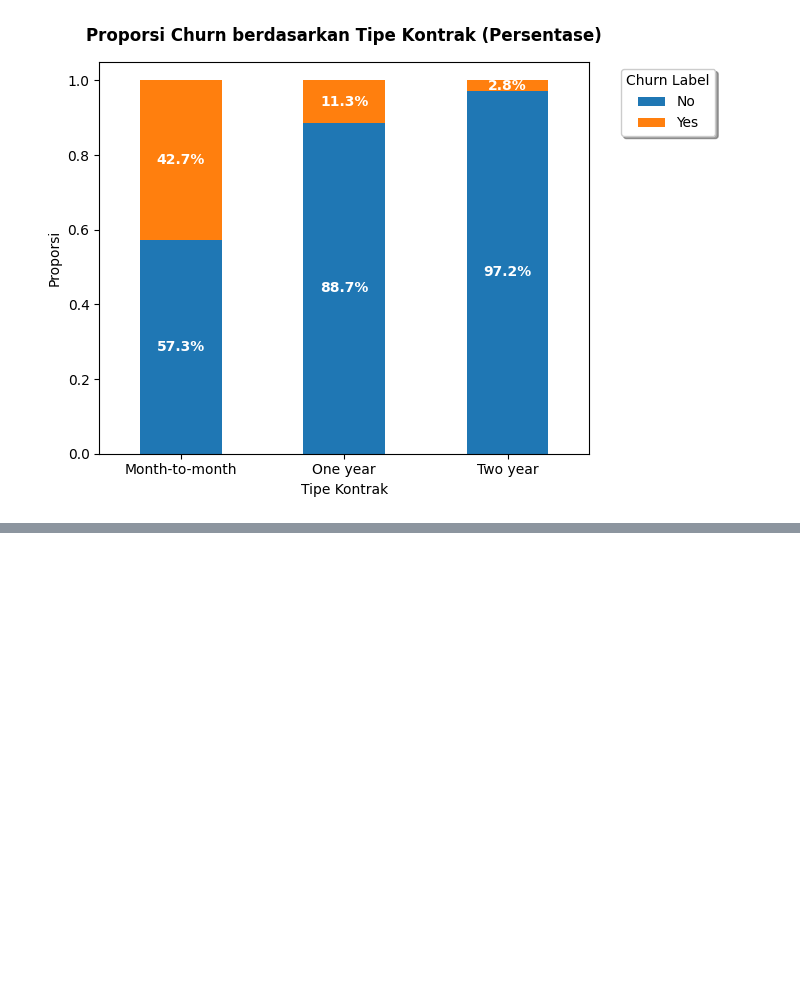
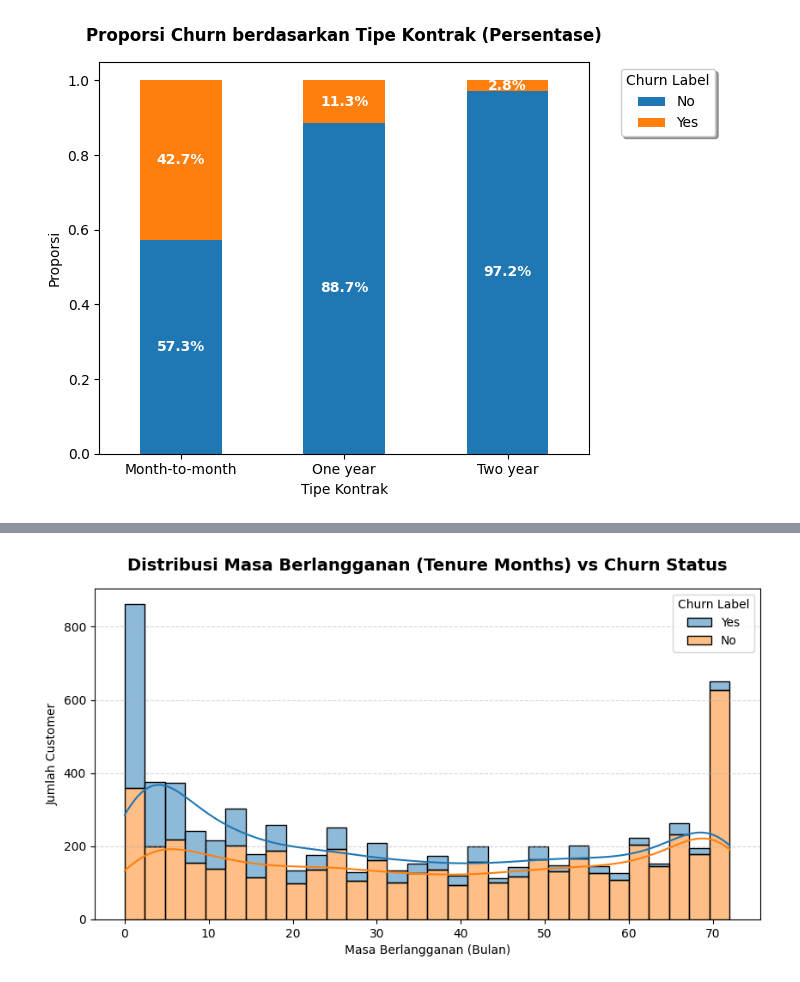
Before and after one commit to wildemar66/Project_Analisis_churn, a Jupyter notebook: notebooks/Analisis.ipynb, the cells around one changed output, grey strips where cells are left out. Drawn from its saved outputs; the diff is of its cells as text; code cells hidden in the pictures; blank space fills up the shorter version.

```diff
--- a/notebooks/Analisis.ipynb
+++ b/notebooks/Analisis.ipynb
@@ -114,0 +148,11 @@ plt.show()
+# %%
+# Visualisasi distribusi Tenure Months
+plt.figure(figsize=(10, 5))
+sns.histplot(data=df, x='Tenure Months', hue='Churn Label', kde=True, bins=30, multiple='stack', palette=['#1f77b4', '#ff7f0e'])
+plt.title('Distribusi Masa Berlangganan (Tenure Months) vs Churn Status', fontsize=14, fontweight='bold', pad=15)
+plt.xlabel('Masa Berlangganan (Bulan)')
+plt.ylabel('Jumlah Customer')
+plt.grid(axis='y', linestyle='--', alpha=0.5)
+plt.show()
+# %% [output]
+[figure, added]
```
Also changed, not shown: parts of 11 cells of this notebook.
